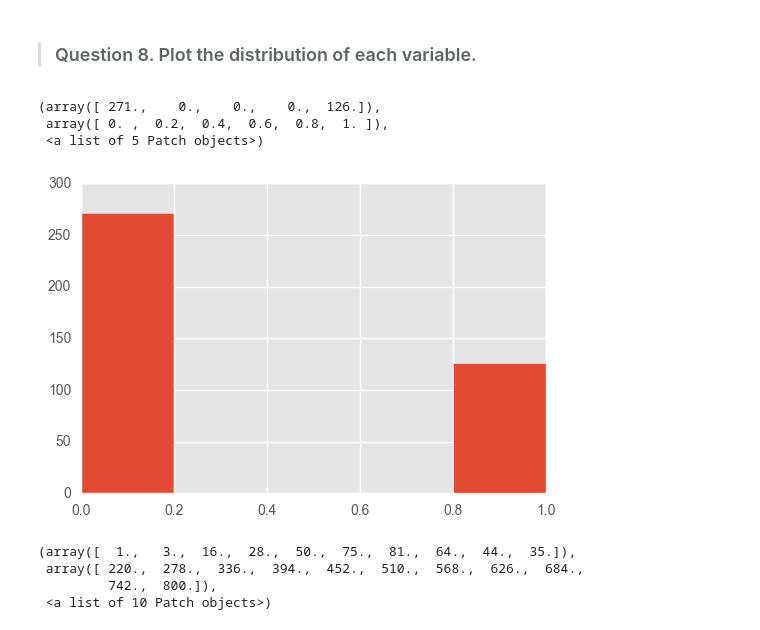
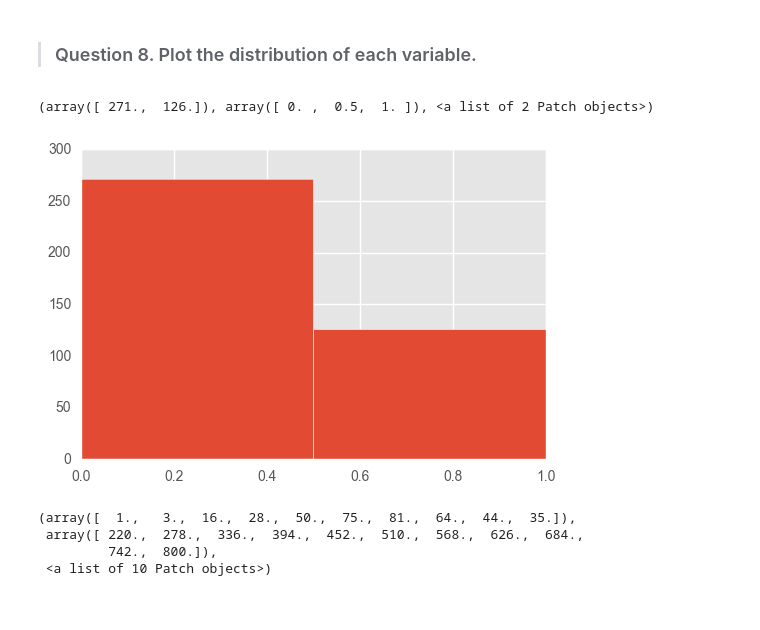
Before and after one commit to vvvvh/exercise, a Jupyter notebook: 2/unit-project-2-starter-code.ipynb, the cells around one changed output. Saved outputs shown, nothing was run; the diff lists cells and outputs as text; code cells hidden in the pictures.

```diff
--- a/unit-project-2-starter-code.ipynb
+++ b/2/unit-project-2-starter-code.ipynb
@@ -20,7 +20,7 @@ plt.style.use('ggplot')
 # %% [markdown]
 Then, read in your dataset:
 # %%
-df = pd.read_csv(os.path.join('..', '..', 'dataset', 'ucla-admissions.csv'))
+df = pd.read_csv(os.path.join('..', 'dataset', 'ucla-admissions.csv'))
 
 df.head()
 # %% [output]
@@ -134,12 +134,10 @@ Answer: more people's gpa and gre are above medium; the interquartile range is s
 # %% [markdown]
 > ### Question 8.  Plot the distribution of each variable.
 # %%
-plt.hist(df['admit'],bins=5)
+plt.hist(df['admit'],bins=2)
 # %% [output]
-(array([ 271.,    0.,    0.,    0.,  126.]),
- array([ 0. ,  0.2,  0.4,  0.6,  0.8,  1. ]),
- <a list of 5 Patch objects>)
+(array([ 271.,  126.]), array([ 0. ,  0.5,  1. ]), <a list of 2 Patch objects>)
-[figure, old version]
+[figure, new version]
 # %%
 plt.hist(df['gre'])
 # %% [output]
```
Also changed, not shown: 3 other files.
